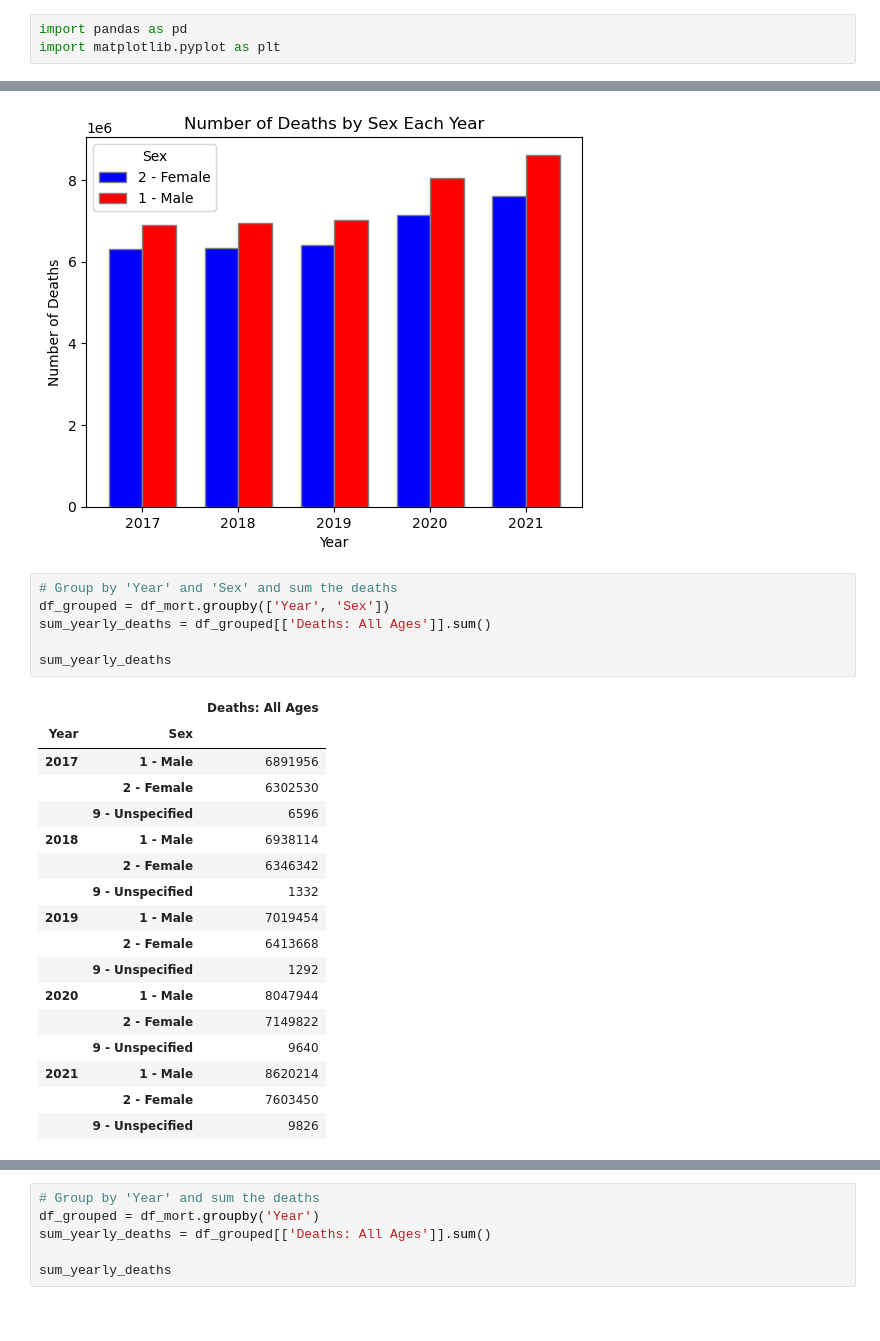
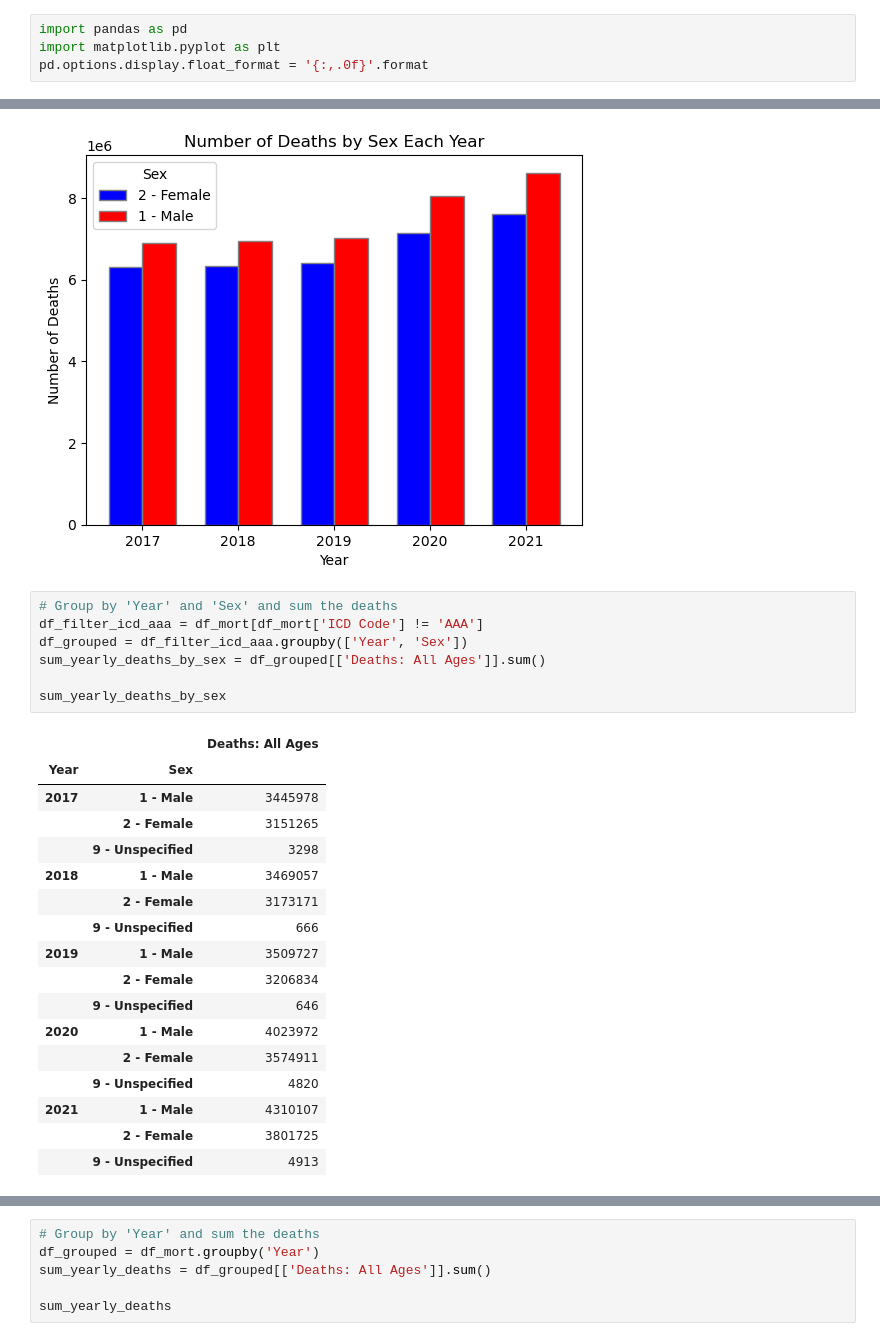
Before and after one commit to ShylaTatum/Group-Project-1, a Jupyter notebook: Resources/personal_workbooks/jenn_workbook_explorations.ipynb, the cells around one changed output, grey strips where cells are left out. Cells and saved outputs as stored; diff of their text form.

```diff
--- a/Resources/personal_workbooks/jenn_workbook_explorations.ipynb
+++ b/Resources/personal_workbooks/jenn_workbook_explorations.ipynb
@@ -1,6 +1,7 @@
 # %%
 import pandas as pd
 import matplotlib.pyplot as plt
+pd.options.display.float_format = '{:,.0f}'.format
 # %%
 # Load the WHO mortality data
 df_mort = pd.read_csv('../source_data/current_who_mortality_2017_2021.csv')
@@ -366,26 +367,27 @@ plt.show()
 [figure]
 # %%
 # Group by 'Year' and 'Sex' and sum the deaths
-df_grouped = df_mort.groupby(['Year', 'Sex'])
-sum_yearly_deaths = df_grouped[['Deaths: All Ages']].sum()
+df_filter_icd_aaa = df_mort[df_mort['ICD Code'] != 'AAA']
+df_grouped = df_filter_icd_aaa.groupby(['Year', 'Sex'])
+sum_yearly_deaths_by_sex = df_grouped[['Deaths: All Ages']].sum()
 
-sum_yearly_deaths
+sum_yearly_deaths_by_sex
 # %% [output]
 |  |  | Deaths: All Ages |
 | Year | Sex |  |
-| 2017 | 1 - Male | 6891956 |
-|  | 2 - Female | 6302530 |
-|  | 9 - Unspecified | 6596 |
-| 2018 | 1 - Male | 6938114 |
-|  | 2 - Female | 6346342 |
-|  | 9 - Unspecified | 1332 |
-| 2019 | 1 - Male | 7019454 |
-|  | 2 - Female | 6413668 |
-|  | 9 - Unspecified | 1292 |
-| 2020 | 1 - Male | 8047944 |
-|  | 2 - Female | 7149822 |
-|  | 9 - Unspecified | 9640 |
-| 2021 | 1 - Male | 8620214 |
-|  | 2 - Female | 7603450 |
-|  | 9 - Unspecified | 9826 |
+| 2017 | 1 - Male | 3445978 |
+|  | 2 - Female | 3151265 |
+|  | 9 - Unspecified | 3298 |
+| 2018 | 1 - Male | 3469057 |
+|  | 2 - Female | 3173171 |
+|  | 9 - Unspecified | 666 |
+| 2019 | 1 - Male | 3509727 |
+|  | 2 - Female | 3206834 |
+|  | 9 - Unspecified | 646 |
+| 2020 | 1 - Male | 4023972 |
+|  | 2 - Female | 3574911 |
+|  | 9 - Unspecified | 4820 |
+| 2021 | 1 - Male | 4310107 |
+|  | 2 - Female | 3801725 |
+|  | 9 - Unspecified | 4913 |
 # %%
```
Also changed, not shown: parts of 14 cells of this notebook, 2 other files.
